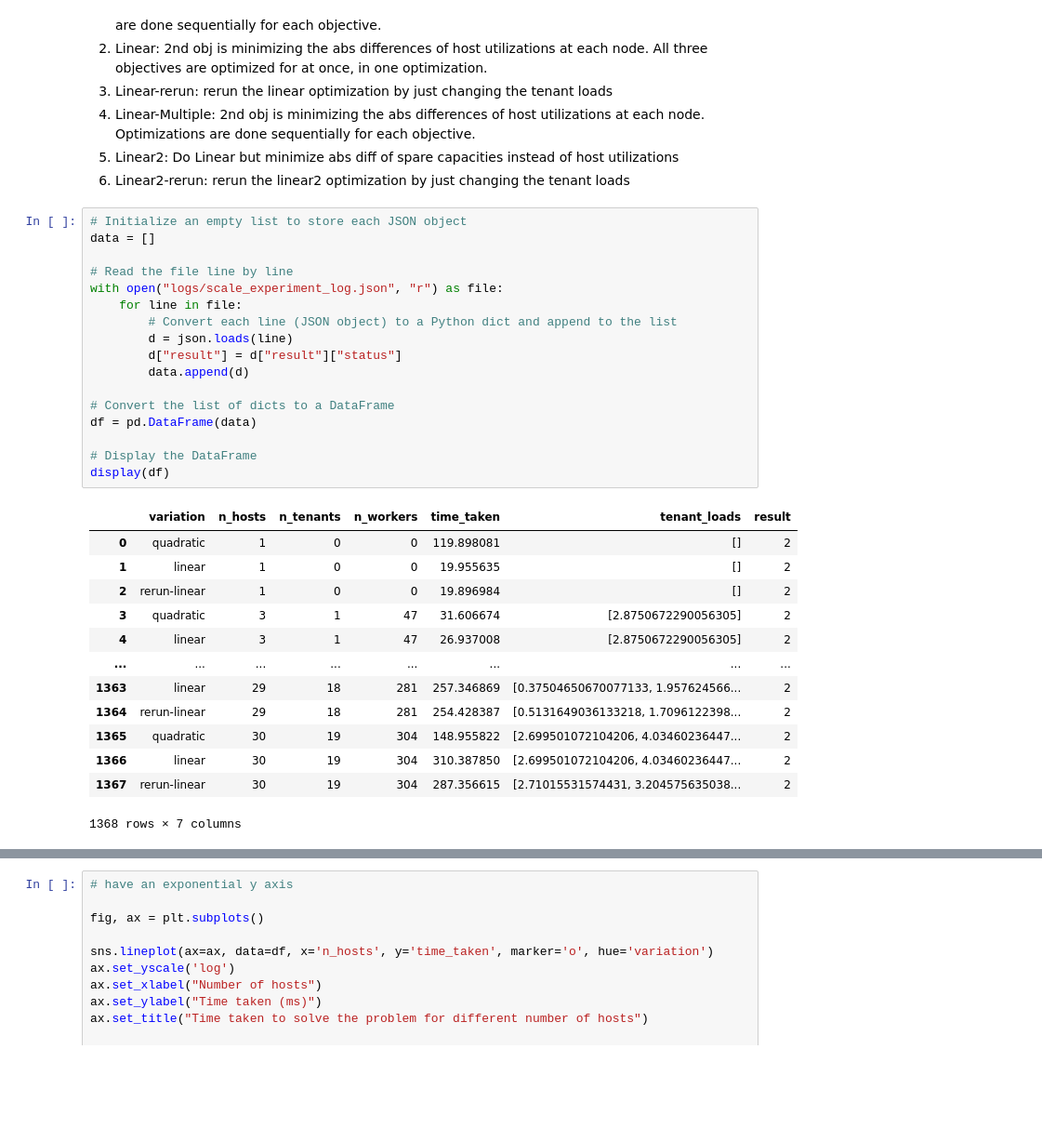
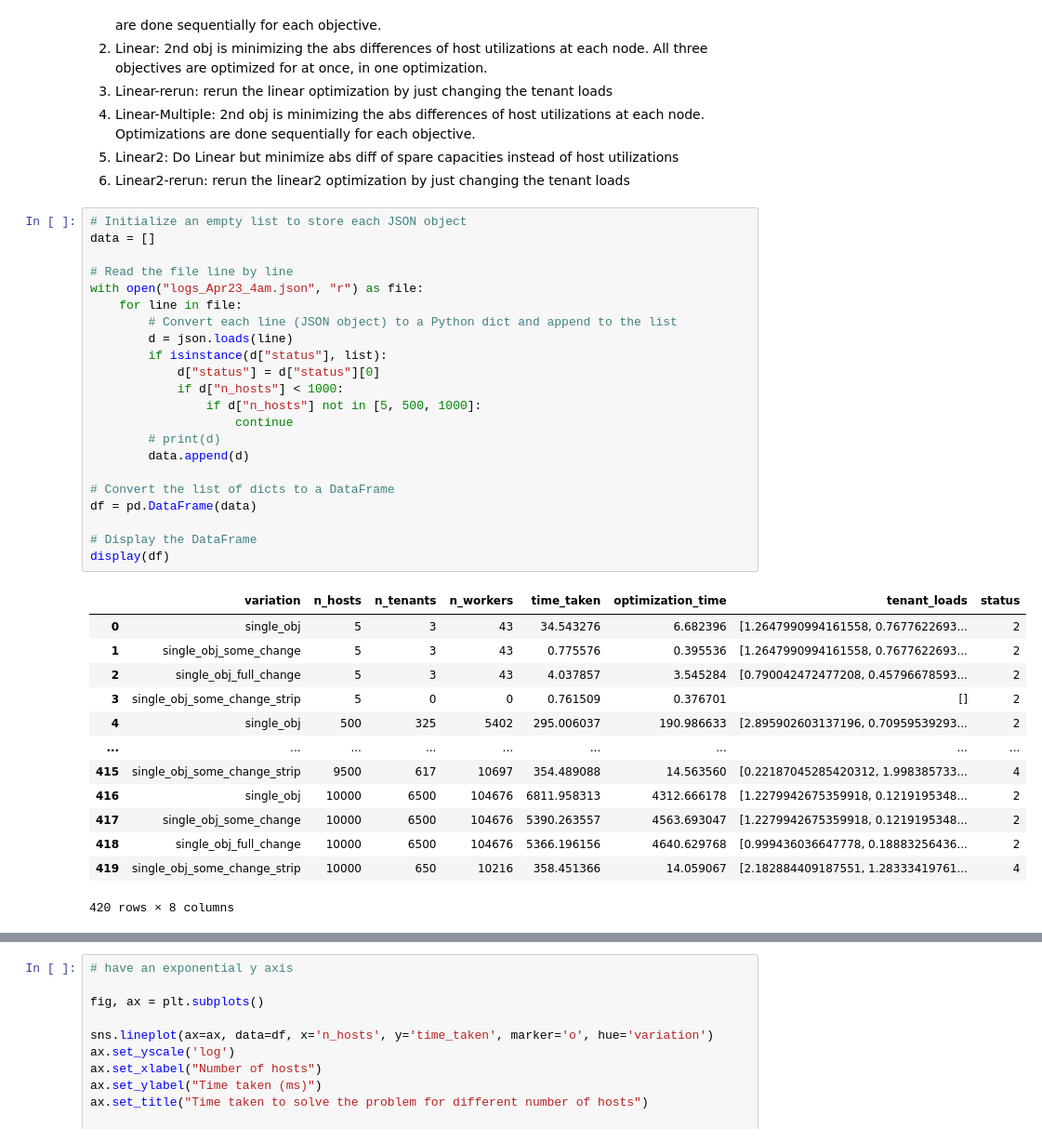
Before and after one commit to ServiceLayerNetworking/multiparty-lb, a Jupyter notebook: gurobi_server/scalability_testing/parse_scalability_test_log.ipynb, the cells around one changed output, grey strips where cells are left out. Shown at 93% size. Saved outputs shown, nothing was run; the diff lists cells and outputs as text; blank space fills up the shorter version.

```diff
--- a/gurobi_server/scalability_testing/parse_scalability_test_log.ipynb
+++ b/gurobi_server/scalability_testing/parse_scalability_test_log.ipynb
@@ -34,31 +34,36 @@ matplotlib.rcParams['font.family'] = "sans-serif"
 # %%
 # Initialize an empty list to store each JSON object
 data = []
 
 # Read the file line by line
-with open("logs/scale_experiment_log.json", "r") as file:
+with open("logs_Apr23_4am.json", "r") as file:
     for line in file:
         # Convert each line (JSON object) to a Python dict and append to the list
         d = json.loads(line)
-        d["result"] = d["result"]["status"]
+        if isinstance(d["status"], list):
+            d["status"] = d["status"][0]
+            if d["n_hosts"] < 1000:
+                if d["n_hosts"] not in [5, 500, 1000]:
+                    continue
+        # print(d)
         data.append(d)
 
 # Convert the list of dicts to a DataFrame
 df = pd.DataFrame(data)
 
 # Display the DataFrame
 display(df)
 # %% [output]
-|  | variation | n_hosts | n_tenants | n_workers | time_taken | tenant_loads | result |
-| 0 | quadratic | 1 | 0 | 0 | 119.898081 | [] | 2 |
-| 1 | linear | 1 | 0 | 0 | 19.955635 | [] | 2 |
-| 2 | rerun-linear | 1 | 0 | 0 | 19.896984 | [] | 2 |
-| 3 | quadratic | 3 | 1 | 47 | 31.606674 | [2.8750672290056305] | 2 |
-| 4 | linear | 3 | 1 | 47 | 26.937008 | [2.8750672290056305] | 2 |
-| ... | ... | ... | ... | ... | ... | ... | ... |
-| 1363 | linear | 29 | 18 | 281 | 257.346869 | [0.37504650670077133, 1.957624566... | 2 |
-| 1364 | rerun-linear | 29 | 18 | 281 | 254.428387 | [0.5131649036133218, 1.7096122398... | 2 |
-| 1365 | quadratic | 30 | 19 | 304 | 148.955822 | [2.699501072104206, 4.03460236447... | 2 |
-| 1366 | linear | 30 | 19 | 304 | 310.387850 | [2.699501072104206, 4.03460236447... | 2 |
-| 1367 | rerun-linear | 30 | 19 | 304 | 287.356615 | [2.71015531574431, 3.204575635038... | 2 |
+|  | variation | n_hosts | n_tenants | n_workers | time_taken | optimization_time | tenant_loads | status |
+| 0 | single_obj | 5 | 3 | 43 | 34.543276 | 6.682396 | [1.2647990994161558, 0.7677622693... | 2 |
+| 1 | single_obj_some_change | 5 | 3 | 43 | 0.775576 | 0.395536 | [1.2647990994161558, 0.7677622693... | 2 |
+| 2 | single_obj_full_change | 5 | 3 | 43 | 4.037857 | 3.545284 | [0.790042472477208, 0.45796678593... | 2 |
+| 3 | single_obj_some_change_strip | 5 | 0 | 0 | 0.761509 | 0.376701 | [] | 2 |
+| 4 | single_obj | 500 | 325 | 5402 | 295.006037 | 190.986633 | [2.895902603137196, 0.70959539293... | 2 |
+| ... | ... | ... | ... | ... | ... | ... | ... | ... |
+| 415 | single_obj_some_change_strip | 9500 | 617 | 10697 | 354.489088 | 14.563560 | [0.22187045285420312, 1.998385733... | 4 |
+| 416 | single_obj | 10000 | 6500 | 104676 | 6811.958313 | 4312.666178 | [1.2279942675359918, 0.1219195348... | 2 |
+| 417 | single_obj_some_change | 10000 | 6500 | 104676 | 5390.263557 | 4563.693047 | [1.2279942675359918, 0.1219195348... | 2 |
+| 418 | single_obj_full_change | 10000 | 6500 | 104676 | 5366.196156 | 4640.629768 | [0.999436036647778, 0.18883256436... | 2 |
+| 419 | single_obj_some_change_strip | 10000 | 650 | 10216 | 358.451366 | 14.059067 | [2.182884409187551, 1.28333419761... | 4 |
-1368 rows × 7 columns
+420 rows × 8 columns
```
Also changed, not shown: parts of 5 cells of this notebook, 16 other files.
